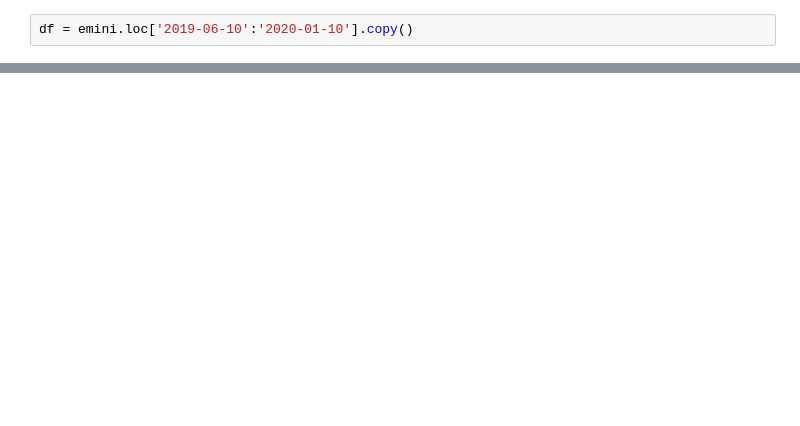
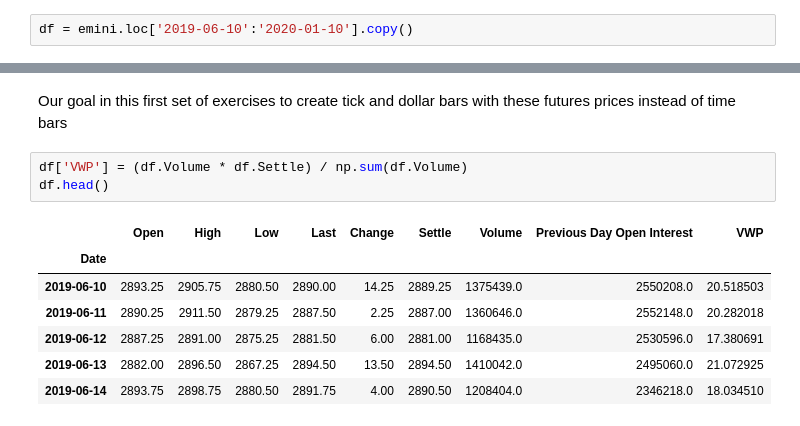
Before and after one commit to matthew-e-thomas/AFML-exercises, a Jupyter notebook: Ch2_exercises.ipynb, the cells around one changed output, grey strips where cells are left out. Cells and saved outputs as stored; diff of their text form; blank space fills up the shorter version.

```diff
--- a/Ch2_exercises.ipynb
+++ b/Ch2_exercises.ipynb
@@ -38,3 +38,16 @@ fig.update_layout(
 fig.show()
 # %% [output]
 [interactive output not drawn]
+# %% [markdown]
+Our goal in this first set of exercises to create tick and dollar bars with these futures prices instead of time bars
+# %%
+df['VWP'] = (df.Volume * df.Settle) / np.sum(df.Volume)
+df.head()
+# %% [output]
+|  | Open | High | Low | Last | Change | Settle | Volume | Previous Day Open Interest | VWP |
+| Date |  |  |  |  |  |  |  |  |  |
+| 2019-06-10 | 2893.25 | 2905.75 | 2880.50 | 2890.00 | 14.25 | 2889.25 | 1375439.0 | 2550208.0 | 20.518503 |
+| 2019-06-11 | 2890.25 | 2911.50 | 2879.25 | 2887.50 | 2.25 | 2887.00 | 1360646.0 | 2552148.0 | 20.282018 |
+| 2019-06-12 | 2887.25 | 2891.00 | 2875.25 | 2881.50 | 6.00 | 2881.00 | 1168435.0 | 2530596.0 | 17.380691 |
+| 2019-06-13 | 2882.00 | 2896.50 | 2867.25 | 2894.50 | 13.50 | 2894.50 | 1410042.0 | 2495060.0 | 21.072925 |
+| 2019-06-14 | 2893.75 | 2898.75 | 2880.50 | 2891.75 | 4.00 | 2890.50 | 1208404.0 | 2346218.0 | 18.034510 |
```
Also changed, not shown: parts of 4 cells of this notebook.
